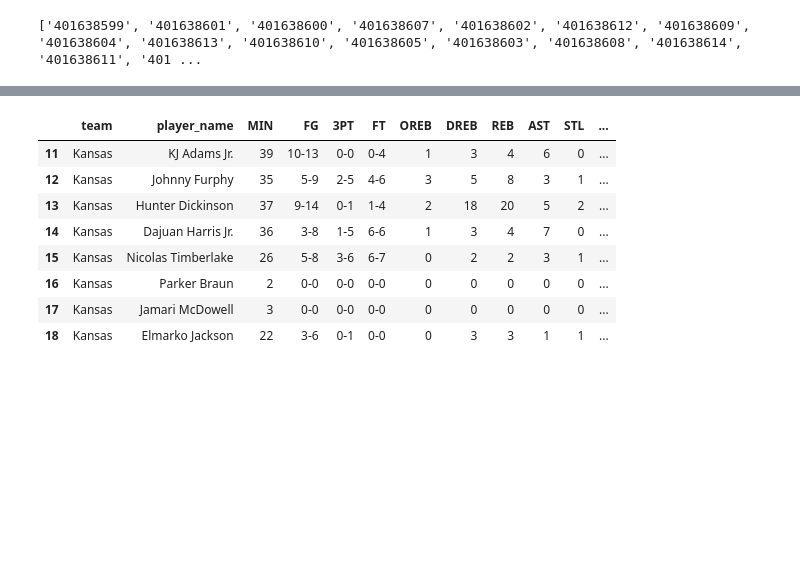
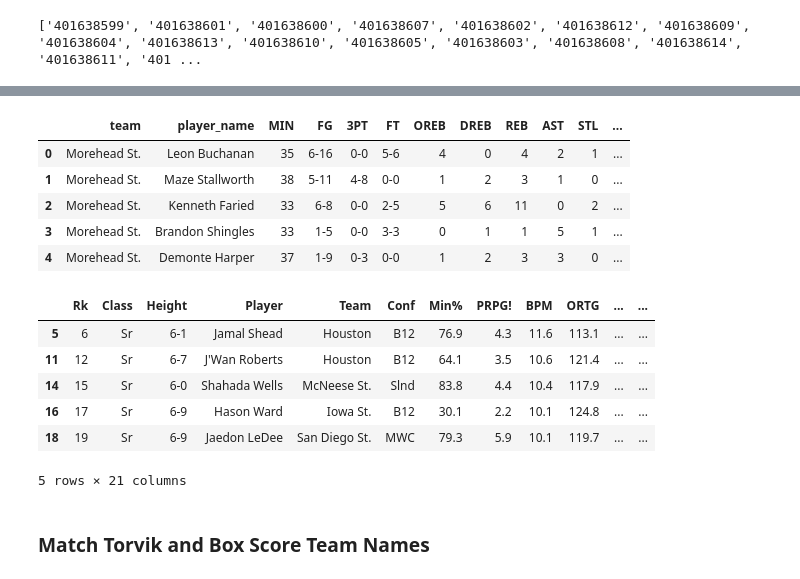
Before and after one commit to skydale23/kaggle-ncaam, a Jupyter notebook: 2025_model/development_notebooks/scrape_torvik.ipynb, the cells around one changed output, grey strips where cells are left out. Cells and saved outputs as stored; diff of their text form; code cells hidden in the pictures; blank space fills up the shorter version.

```diff
--- a/2025_model/development_notebooks/scrape_torvik.ipynb
+++ b/2025_model/development_notebooks/scrape_torvik.ipynb
@@ -316,12 +208,0 @@ tmp
-# %%
-tmp_box
-# %% [output]
-|  | team | player_name | MIN | FG | 3PT | FT | OREB | DREB | REB | AST | STL | ... |
-| 11 | Kansas | KJ Adams Jr. | 39 | 10-13 | 0-0 | 0-4 | 1 | 3 | 4 | 6 | 0 | ... |
-| 12 | Kansas | Johnny Furphy | 35 | 5-9 | 2-5 | 4-6 | 3 | 5 | 8 | 3 | 1 | ... |
-| 13 | Kansas | Hunter Dickinson | 37 | 9-14 | 0-1 | 1-4 | 2 | 18 | 20 | 5 | 2 | ... |
-| 14 | Kansas | Dajuan Harris Jr. | 36 | 3-8 | 1-5 | 6-6 | 1 | 3 | 4 | 7 | 0 | ... |
-| 15 | Kansas | Nicolas Timberlake | 26 | 5-8 | 3-6 | 6-7 | 0 | 2 | 2 | 3 | 1 | ... |
-| 16 | Kansas | Parker Braun | 2 | 0-0 | 0-0 | 0-0 | 0 | 0 | 0 | 0 | 0 | ... |
-| 17 | Kansas | Jamari McDowell | 3 | 0-0 | 0-0 | 0-0 | 0 | 0 | 0 | 0 | 0 | ... |
-| 18 | Kansas | Elmarko Jackson | 22 | 3-6 | 0-1 | 0-0 | 0 | 3 | 3 | 1 | 1 | ... |
@@ -331,0 +209,9 @@ played = tmp_box["player_name"].unique().tolist()
+# %%
+ncaam_box_scores[ncaam_box_scores["team"].str.lower().str.contains("st")].head()
+# %% [output]
+|  | team | player_name | MIN | FG | 3PT | FT | OREB | DREB | REB | AST | STL | ... |
+| 0 | Morehead St. | Leon Buchanan | 35 | 6-16 | 0-0 | 5-6 | 4 | 0 | 4 | 2 | 1 | ... |
+| 1 | Morehead St. | Maze Stallworth | 38 | 5-11 | 4-8 | 0-0 | 1 | 2 | 3 | 1 | 0 | ... |
+| 2 | Morehead St. | Kenneth Faried | 33 | 6-8 | 0-0 | 2-5 | 5 | 6 | 11 | 0 | 2 | ... |
+| 3 | Morehead St. | Brandon Shingles | 33 | 1-5 | 0-0 | 3-3 | 0 | 1 | 1 | 5 | 1 | ... |
+| 4 | Morehead St. | Demonte Harper | 37 | 1-9 | 0-3 | 0-0 | 1 | 2 | 3 | 3 | 0 | ... |
@@ -331,0 +220,12 @@ played = tmp_box["player_name"].unique().tolist()
+# %%
+final_df[final_df["Team"].str.lower().str.contains("st")].head()
+# %% [output]
+|  | Rk | Class | Height | Player | Team | Conf | Min% | PRPG! | BPM | ORTG | ... | ... |
+| 5 | 6 | Sr | 6-1 | Jamal Shead | Houston | B12 | 76.9 | 4.3 | 11.6 | 113.1 | ... | ... |
+| 11 | 12 | Sr | 6-7 | J'Wan Roberts | Houston | B12 | 64.1 | 3.5 | 10.6 | 121.4 | ... | ... |
+| 14 | 15 | Sr | 6-0 | Shahada Wells | McNeese St. | Slnd | 83.8 | 4.4 | 10.4 | 117.9 | ... | ... |
+| 16 | 17 | Sr | 6-9 | Hason Ward | Iowa St. | B12 | 30.1 | 2.2 | 10.1 | 124.8 | ... | ... |
+| 18 | 19 | Sr | 6-9 | Jaedon LeDee | San Diego St. | MWC | 79.3 | 5.9 | 10.1 | 119.7 | ... | ... |
+5 rows × 21 columns
+# %% [markdown]
+### Match Torvik and Box Score Team Names
```
Also changed, not shown: parts of 47 cells of this notebook.
